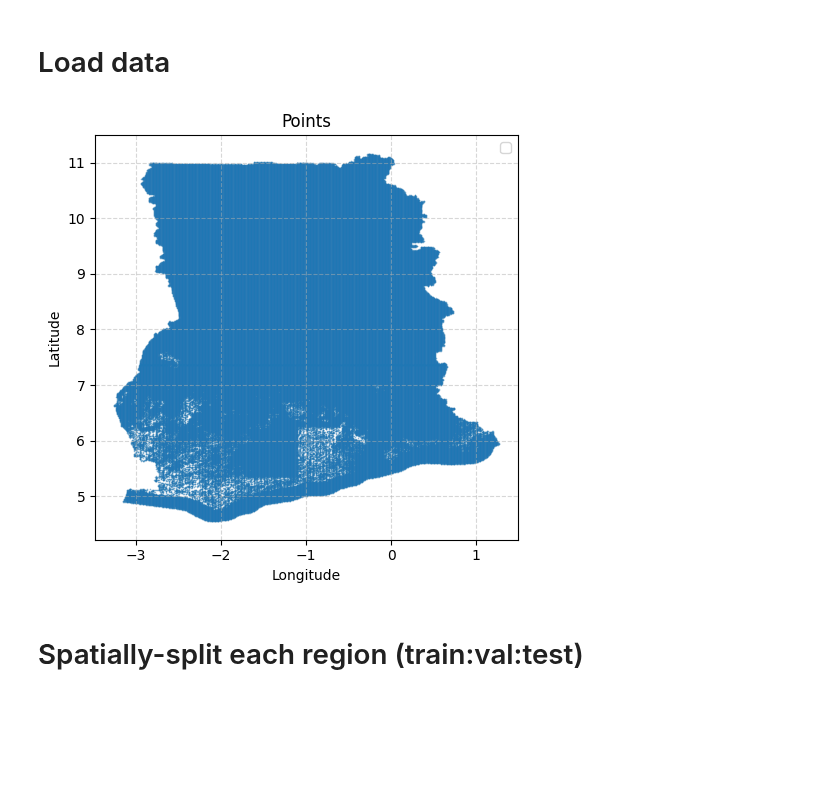
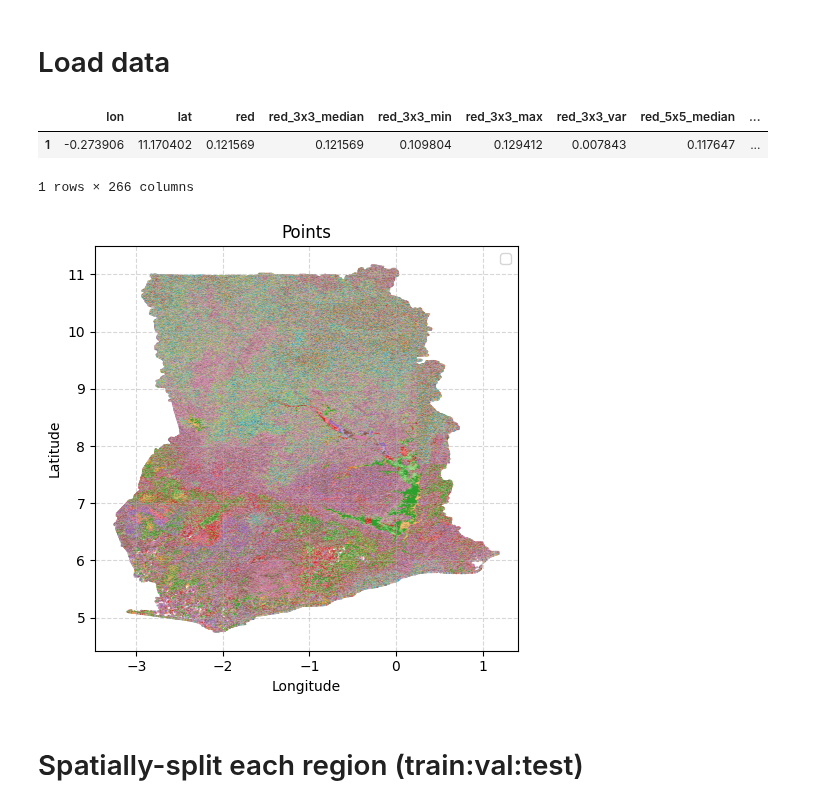
Before and after one commit to arthurgassner-synotis/forestero-skymap-poc, a Jupyter notebook: nb/03-split.ipynb, the cells around one changed output. Cells and saved outputs as stored; diff of their text form; code cells hidden in the pictures; blank space fills up the shorter version.

```diff
--- a/nb/03-split.ipynb
+++ b/nb/03-split.ipynb
@@ -15,21 +15,26 @@ RAW_XY_FOLDERPATH = Path(F'../data/silver/Xy-{YEAR}')
 # Load data
 # %%
 df = pd.read_parquet(DF_FILEPATH)
+df.head(1)
+# %% [output]
+|  | lon | lat | red | red_3x3_median | red_3x3_min | red_3x3_max | red_3x3_var | red_5x5_median | ... |
+| 1 | -0.273906 | 11.170402 | 0.121569 | 0.121569 | 0.109804 | 0.129412 | 0.007843 | 0.117647 | ... |
+1 rows × 266 columns
 # %%
 # Plot the data
 plt.figure(figsize=(5, 5))
-sns.scatterplot(data=df, x='lon', y='lat', palette='tab20', s=1, alpha=0.5, edgecolor=None)
+sns.scatterplot(data=df, x='lon', y='lat', hue='red', palette='tab20', s=1, alpha=0.5, edgecolor=None)
 
 plt.title('Points')
 plt.xlabel('Longitude')
 plt.ylabel('Latitude')
 plt.legend([])
 plt.grid(True, linestyle='--', alpha=0.5)
 plt.tight_layout()
 
 plt.show()
 # %% [output]
-[figure, old version]
+[figure, new version]
 # %% [markdown]
 # Spatially-split each region (train:val:test)
 # %%
```
Also changed, not shown: parts of 2 cells of this notebook, 6 other files.
